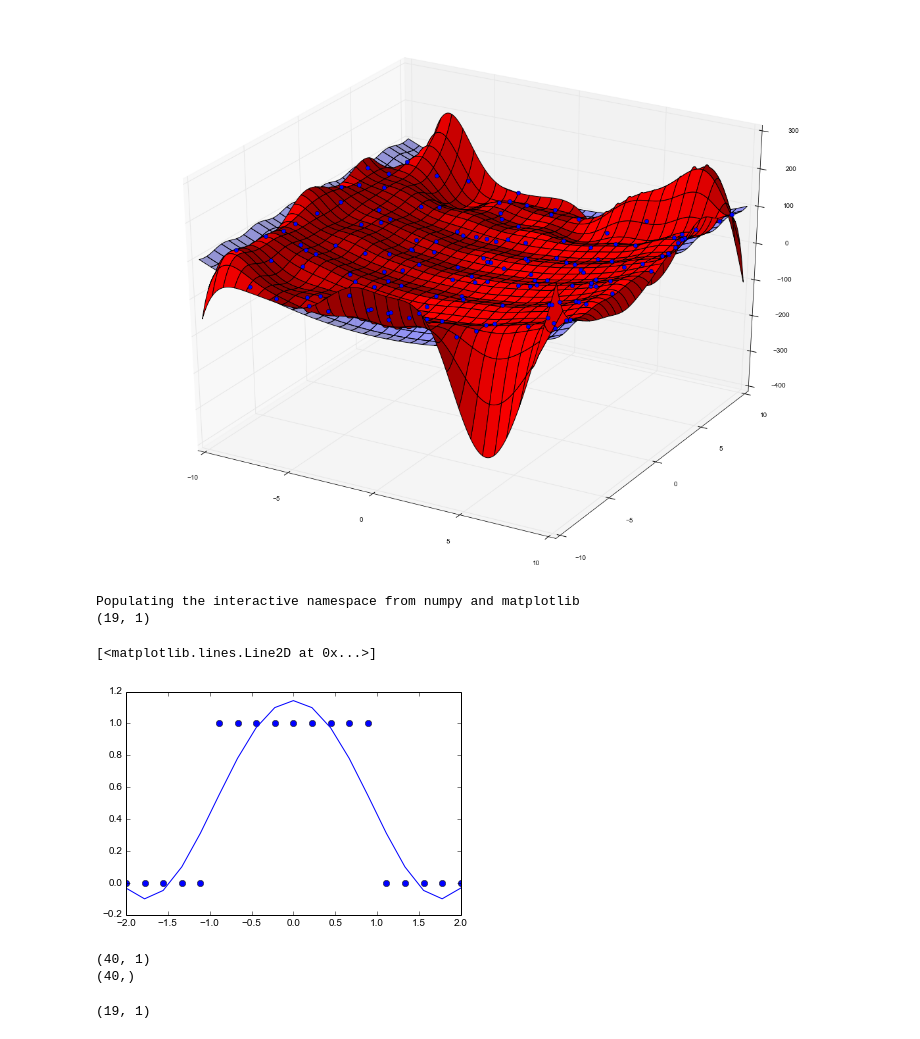
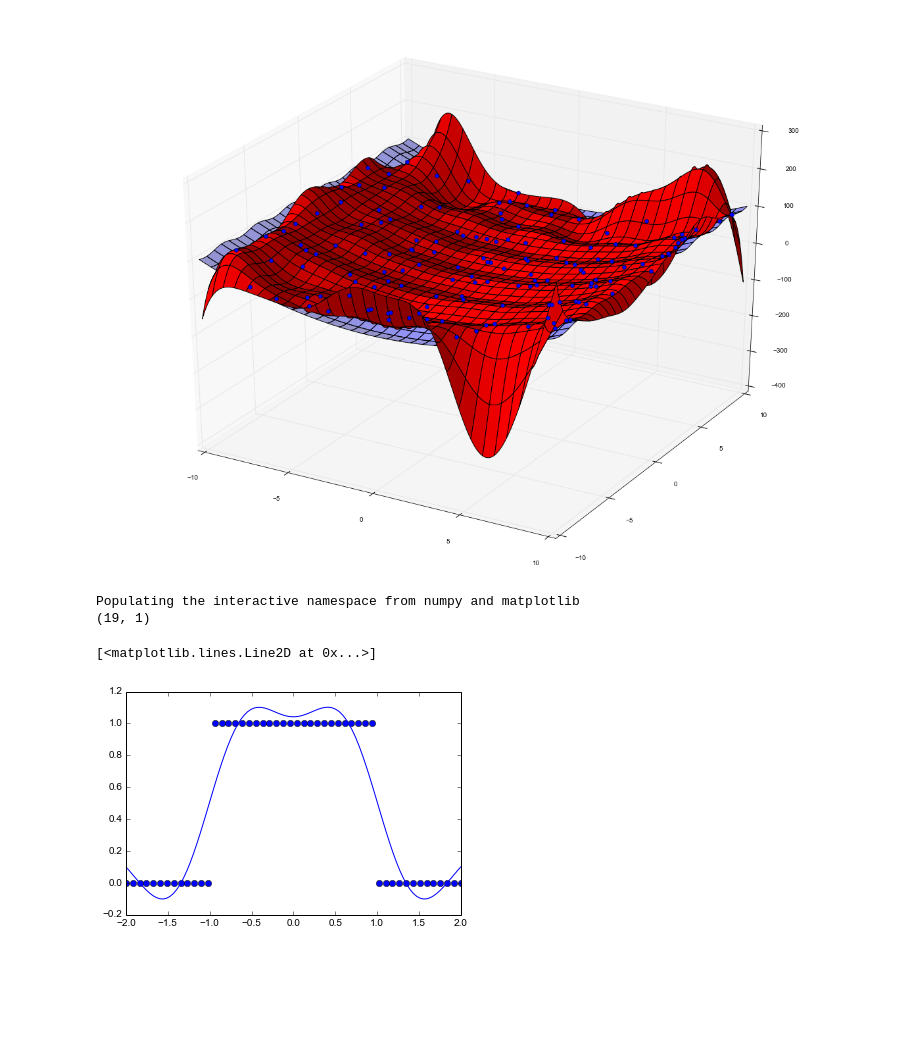
Before and after one commit to jessebett/Radial-Basis-Function-USRA, a Jupyter notebook: RBF Smoothing Tests.ipynb, the cells around one changed output. Saved outputs shown, nothing was run; the diff lists cells and outputs as text; code cells hidden in the pictures; blank space fills up the shorter version.

```diff
--- a/RBF Smoothing Tests.ipynb
+++ b/RBF Smoothing Tests.ipynb
@@ -141,50 +141,39 @@ from collections import namedtuple
 #This allows us to display iPython Notebook plotting results inside the notebook
 %pylab inline
 
 
 Points=namedtuple('Points', 'x y xT')
 
 
 #Function to quickly generate a sample piecewise function
 def quickpiece(x):
     return np.piecewise(x,[np.abs(x)<1,np.abs(x)>=1],[1,0])
 #np.piecewise(x,[x<1,x>=1],[0,1])
 
 
 
 
 
 
 #Defining the data sites
-x=np.linspace(-2,2,19)
+x=np.linspace(-2,2,50)
 ds=Points(x, quickpiece(x), ds.x[np.newaxis].T)
 plt.plot(ds.x,ds.y,'bo')
-xt=ds.x[np.newaxis].T
+
+#Defining Interpolation Sites
+space=np.linspace(-2,2,100)
+i=Points(space,y_rbf, space[np.newaxis].T)
 
 ds.x[np.newaxis].T
 print shape(xt)
 
-svr_rbf = SVR(kernel='rbf', C=1e3, gamma=0.1)
-y_rbf = svr_rbf.fit(ds.xT, ds.y).predict(ds.xT)
+svr_rbf = SVR(kernel='rbf', C=1e1, gamma=1)
+y_rbf = svr_rbf.fit(ds.xT, ds.y).predict(i.xT)
 #KernelReg(ds.y,ds.x,'c')
 
-plt.plot(x,y_rbf)
+plt.plot(i.xT,i.y)
 # %% [output]
 Populating the interactive namespace from numpy and matplotlib
 (19, 1)
 [<matplotlib.lines.Line2D at 0x...>]
-[figure, old version]
+[figure, new version]
-# %%
-X = np.sort(5 * np.random.rand(40, 1), axis=0)
-y = np.sin(X).ravel()
-
-print shape(X)
-print shape(y)
-# %% [output]
-(40, 1)
-(40,)
-# %%
-x= np.linspace(-2,2,19)[np.newaxis]
-print shape(x.T)
-# %% [output]
-(19, 1)
```
Also changed, not shown: parts of 2 cells of this notebook.
